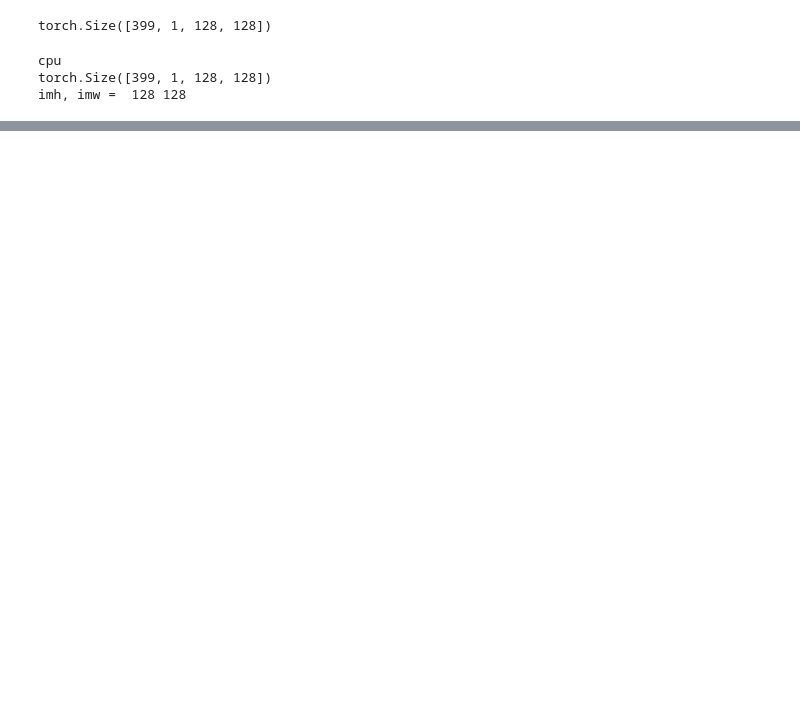
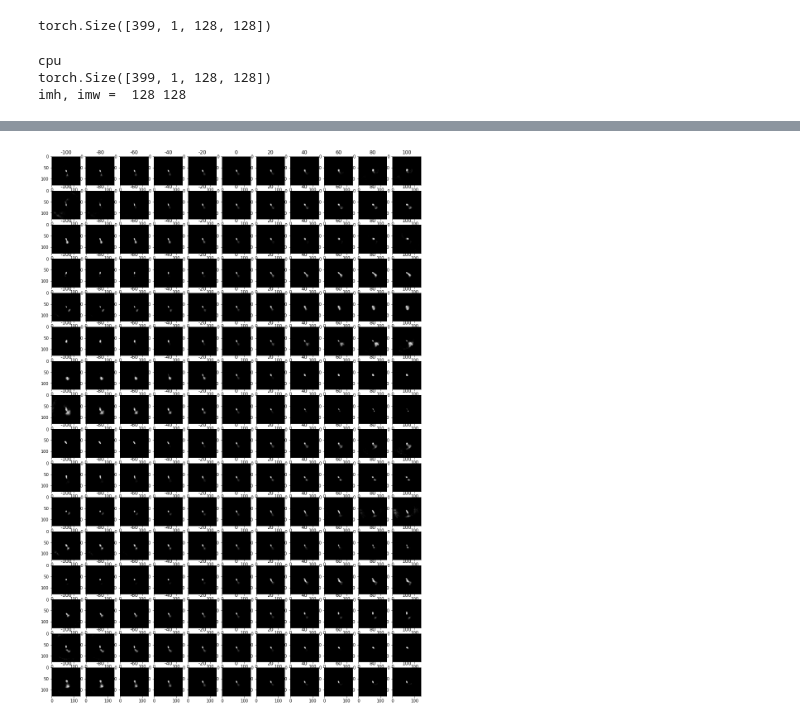
Before and after one commit to nottu/interpretable_autoencoder, a Jupyter notebook: LRG_Conv_test.ipynb, the cells around one changed output, grey strips where cells are left out. Drawn from its saved outputs; the diff is of its cells as text; code cells hidden in the pictures; blank space fills up the shorter version.

```diff
--- a/LRG_Conv_test.ipynb
+++ b/LRG_Conv_test.ipynb
@@ -233,0 +258,35 @@ torch.save(model.state_dict(), 'unlrg_linear_model')
+# %%
+fits[:,1] -= fits[:,1][0]
+# %%
+def get_val_generator(fit):
+    def gen(v):
+        vals = np.zeros((fit.shape[0]))
+        for i in range(len(vals)):
+            vals[i] = sin_func(v, *fit[i])
+        return vals
+    return gen
+# %%
+gen = get_val_generator(fits)
+# %%
+g = gen(0)
+
+def get_decoded_image(code, model):
+    with torch.no_grad():
+        dt  = torch.from_numpy(code)
+        dec = model.decode(dt.to(device, dtype=torch.float))
+        dec = dec.cpu().view(-1,1,imh,imw)
+    d_np = dec.numpy()
+    return d_np[0,0]
+
+f, ax = plt.subplots(16, 11, figsize=(16, 24))
+for i in range(16):
+    for j in range(11):
+        g = gen(0)
+        v = 20*(j - 5)
+        g[i] = g[i] + v
+        d_m = get_decoded_image(g, model)
+        ax[i][j].imshow(d_m, cmap='gray')
+#         ax[i][j].axis('off')
+        ax[i][j].set_title(v)
+# %% [output]
+[figure, added]
```
Also changed, not shown: parts of 26 cells of this notebook.
